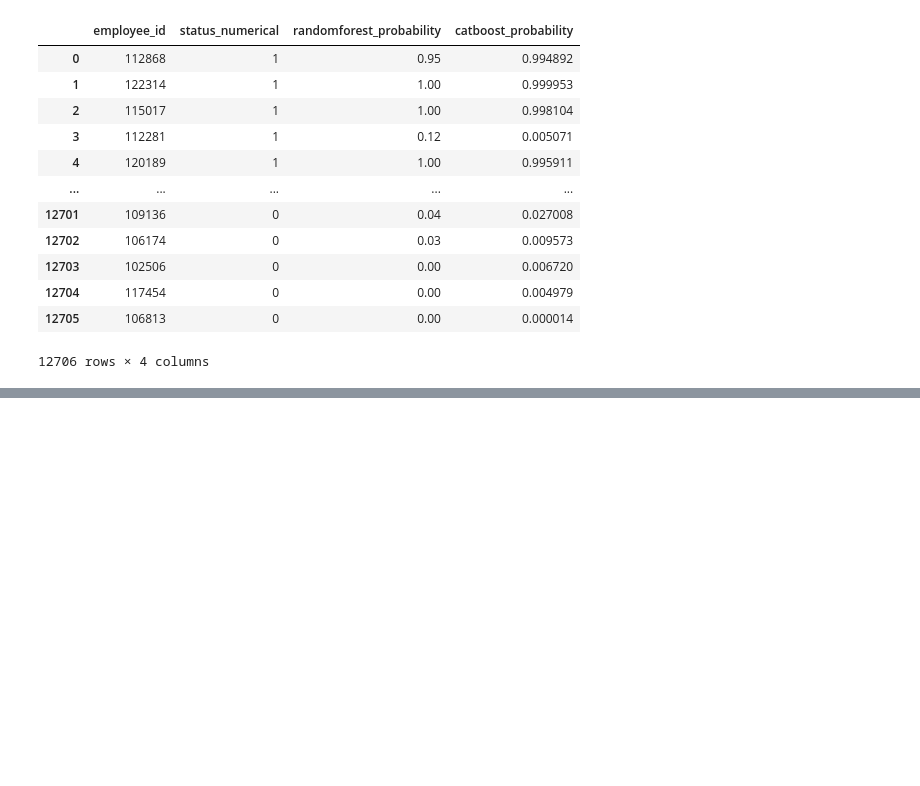
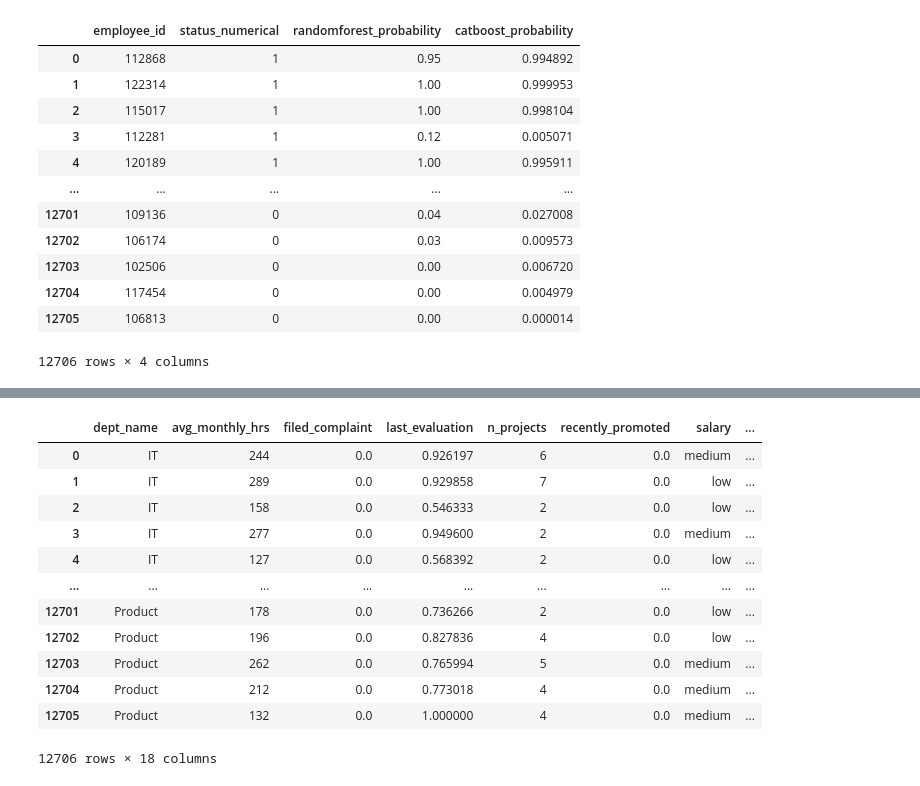
Before and after one commit to abhid-007/Employee-Prediction-Model, a Jupyter notebook: employee-prediction.ipynb, the cells around one changed output, grey strips where cells are left out. Cells and saved outputs as stored; diff of their text form; code cells hidden in the pictures; blank space fills up the shorter version.

Commit message:
Kaggle Notebook | Employee_Prediction | Version 3

```diff
--- a/employee-prediction.ipynb
+++ b/employee-prediction.ipynb
@@ -1357,0 +1305,32 @@ df_submission.to_csv('submission_with_predictions.csv', index=False)
+# %%
+# Step 1: Load the data
+df_submission = pd.read_csv("/kaggle/working/submission_with_predictions.csv")
+
+# Step 2: Create a new column with binary values (1 or 0) based on the prediction probability in 'nn_model_prediction'
+df_submission['nn_model_binary'] = df_submission['nn_model_prediction'].apply(lambda x: 1 if x >= 0.5 else 0)
+
+# Step 3: Filter rows where the binary prediction does not match 'status_numerical'
+df_submission['Prediction_Match'] = df_submission['nn_model_binary'] == df_submission['status_numerical']
+
+# Step 4: Drop the 'status_encoded' column if it exists
+if 'status_encoded' in df_submission.columns:
+    df_submission = df_submission.drop(columns=['status_encoded'])
+
+# Step 5: Save the modified DataFrame to a new CSV
+df_submission.to_csv("/kaggle/working/submission_with_predictions.csv", index=False)
+# %%
+df_submission
+# %% [output]
+|  | dept_name | avg_monthly_hrs | filed_complaint | last_evaluation | n_projects | recently_promoted | salary | ... |
+| 0 | IT | 244 | 0.0 | 0.926197 | 6 | 0.0 | medium | ... |
+| 1 | IT | 289 | 0.0 | 0.929858 | 7 | 0.0 | low | ... |
+| 2 | IT | 158 | 0.0 | 0.546333 | 2 | 0.0 | low | ... |
+| 3 | IT | 277 | 0.0 | 0.949600 | 2 | 0.0 | medium | ... |
+| 4 | IT | 127 | 0.0 | 0.568392 | 2 | 0.0 | low | ... |
+| ... | ... | ... | ... | ... | ... | ... | ... | ... |
+| 12701 | Product | 178 | 0.0 | 0.736266 | 2 | 0.0 | low | ... |
+| 12702 | Product | 196 | 0.0 | 0.827836 | 4 | 0.0 | low | ... |
+| 12703 | Product | 262 | 0.0 | 0.765994 | 5 | 0.0 | medium | ... |
+| 12704 | Product | 212 | 0.0 | 0.773018 | 4 | 0.0 | medium | ... |
+| 12705 | Product | 132 | 0.0 | 1.000000 | 4 | 0.0 | medium | ... |
+12706 rows × 18 columns
```
Also changed, not shown: parts of 10 cells of this notebook.
